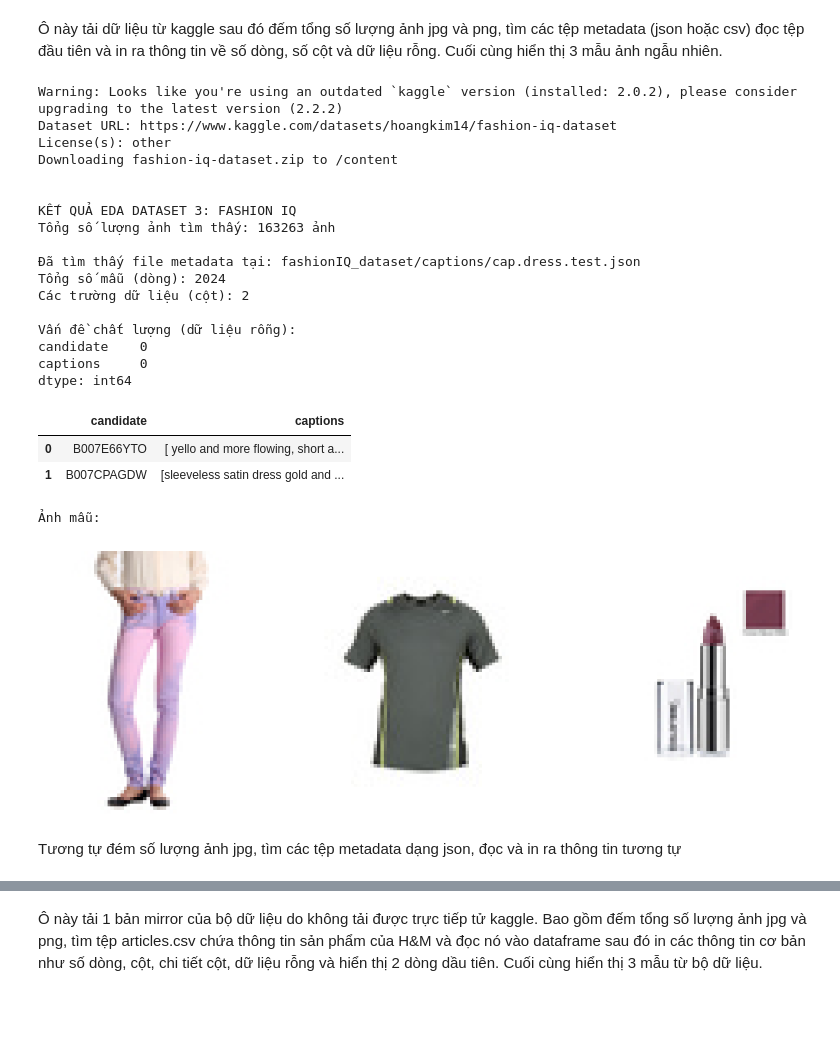
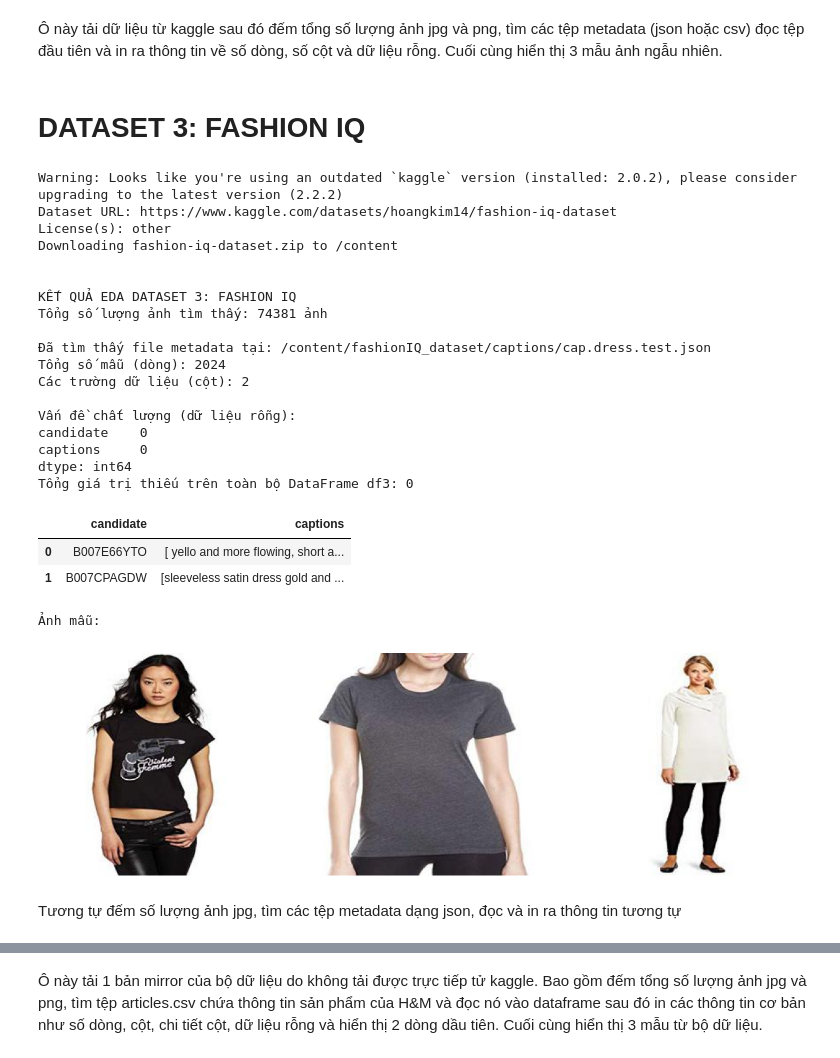
Before and after one commit to okok0814/IT_Project, a Jupyter notebook: notebooks/33_14_EDA_5Datasets_hien_duan.ipynb, the cells around one changed output, grey strips where cells are left out. Cells and saved outputs as stored; diff of their text form; code cells hidden in the pictures; blank space fills up the shorter version.

Commit message:
Chinh sua file EDA 5 dataset

```diff
--- a/notebooks/33_14_EDA_5Datasets_hien_duan.ipynb
+++ b/notebooks/33_14_EDA_5Datasets_hien_duan.ipynb
@@ -135,6 +152,8 @@ dtype: int64
 [figure]
 # %% [markdown]
 Ô này tải dữ liệu từ kaggle sau đó đếm tổng số lượng ảnh jpg và png, tìm các tệp metadata (json hoặc csv) đọc tệp đầu tiên và in ra thông tin về số dòng, số cột và dữ liệu rỗng. Cuối cùng hiển thị 3 mẫu ảnh ngẫu nhiên.
+# %% [markdown]
+# **DATASET 3: FASHION IQ**
 # %%
 import pandas as pd
 import glob
@@ -147,12 +166,17 @@ import matplotlib.image as mpimg
 
 print("\nKẾT QUẢ EDA DATASET 3: FASHION IQ")
 
-# Quét đếm ảnh
-image_files = glob.glob('**/*.jpg', recursive=True) + glob.glob('**/*.png', recursive=True)
+# Từ output trước, dataset này giải nén vào thư mục 'fashionIQ_dataset'
+dataset_root = '/content/fashionIQ_dataset/' # Thư mục gốc cụ thể cho dataset này
+
+# Quét đếm ảnh CHỈ TRONG dataset_root này
+image_files = glob.glob(os.path.join(dataset_root, '**/*.jpg'), recursive=True) + \
+              glob.glob(os.path.join(dataset_root, '**/*.png'), recursive=True)
 print(f"Tổng số lượng ảnh tìm thấy: {len(image_files)} ảnh")
 
-# Quét tìm file JSON hoặc CSV (vì Fashion IQ thường lưu metadata dạng JSON)
-meta_files = glob.glob('**/*.json', recursive=True) + glob.glob('**/*.csv', recursive=True)
+# Quét tìm file JSON hoặc CSV (vì Fashion IQ thường lưu metadata dạng JSON) CHỈ TRONG dataset_root này
+meta_files = glob.glob(os.path.join(dataset_root, '**/*.json'), recursive=True) + \
+             glob.glob(os.path.join(dataset_root, '**/*.csv'), recursive=True)
 
 if meta_files:
     print(f"\nĐã tìm thấy file metadata tại: {meta_files[0]}")
@@ -167,43 +191,45 @@ if meta_files:
         print(f"Các trường dữ liệu (cột): {df3.shape[1]}")
         print("\nVấn đề chất lượng (dữ liệu rỗng):")
         print(df3.isnull().sum())
+        print(f"Tổng giá trị thiếu trên toàn bộ DataFrame df3: {df3.isnull().sum().sum()}")
         display(df3.head(2))
     except Exception as e:
         print(f"Không thể đọc metadata tự động: {e}")
 else:
-    print("\nChỉ tìm thấy ảnh, không thấy file metadata.")
+    print(f"\nChỉ tìm thấy ảnh, không thấy file metadata trong {dataset_root}.")
 
 # Hiển thị 3 ảnh mẫu
 if image_files:
     print("\nẢnh mẫu:")
     fig, ax = plt.subplots(1, min(3, len(image_files)), figsize=(15, 5))
     for i in range(min(3, len(image_files))):
         img = mpimg.imread(image_files[i])
         ax[i].imshow(img)
         ax[i].axis('off')
     plt.show()
 # %% [output]
 Warning: Looks like you're using an outdated `kaggle` version (installed: 2.0.2), please consider upgrading to the latest version (2.2.2)
 Dataset URL: https://www.kaggle.com/datasets/hoangkim14/fashion-iq-dataset
 License(s): other
 Downloading fashion-iq-dataset.zip to /content
 
 
 KẾT QUẢ EDA DATASET 3: FASHION IQ
-Tổng số lượng ảnh tìm thấy: 163263 ảnh
+Tổng số lượng ảnh tìm thấy: 74381 ảnh
 
-Đã tìm thấy file metadata tại: fashionIQ_dataset/captions/cap.dress.test.json
+Đã tìm thấy file metadata tại: /content/fashionIQ_dataset/captions/cap.dress.test.json
 Tổng số mẫu (dòng): 2024
 Các trường dữ liệu (cột): 2
 
 Vấn đề chất lượng (dữ liệu rỗng):
 candidate    0
 captions     0
 dtype: int64
+Tổng giá trị thiếu trên toàn bộ DataFrame df3: 0
 |  | candidate | captions |
 | 0 | B007E66YTO | [ yello and more flowing, short a... |
 | 1 | B007CPAGDW | [sleeveless satin dress gold and ... |
 Ảnh mẫu:
-[figure, old version]
+[figure, new version]
 # %% [markdown]
-Tương tự đém số lượng ảnh jpg, tìm các tệp metadata dạng json, đọc và in ra thông tin tương tự
+Tương tự đếm số lượng ảnh jpg, tìm các tệp metadata dạng json, đọc và in ra thông tin tương tự
```
Also changed, not shown: parts of 10 cells of this notebook.
